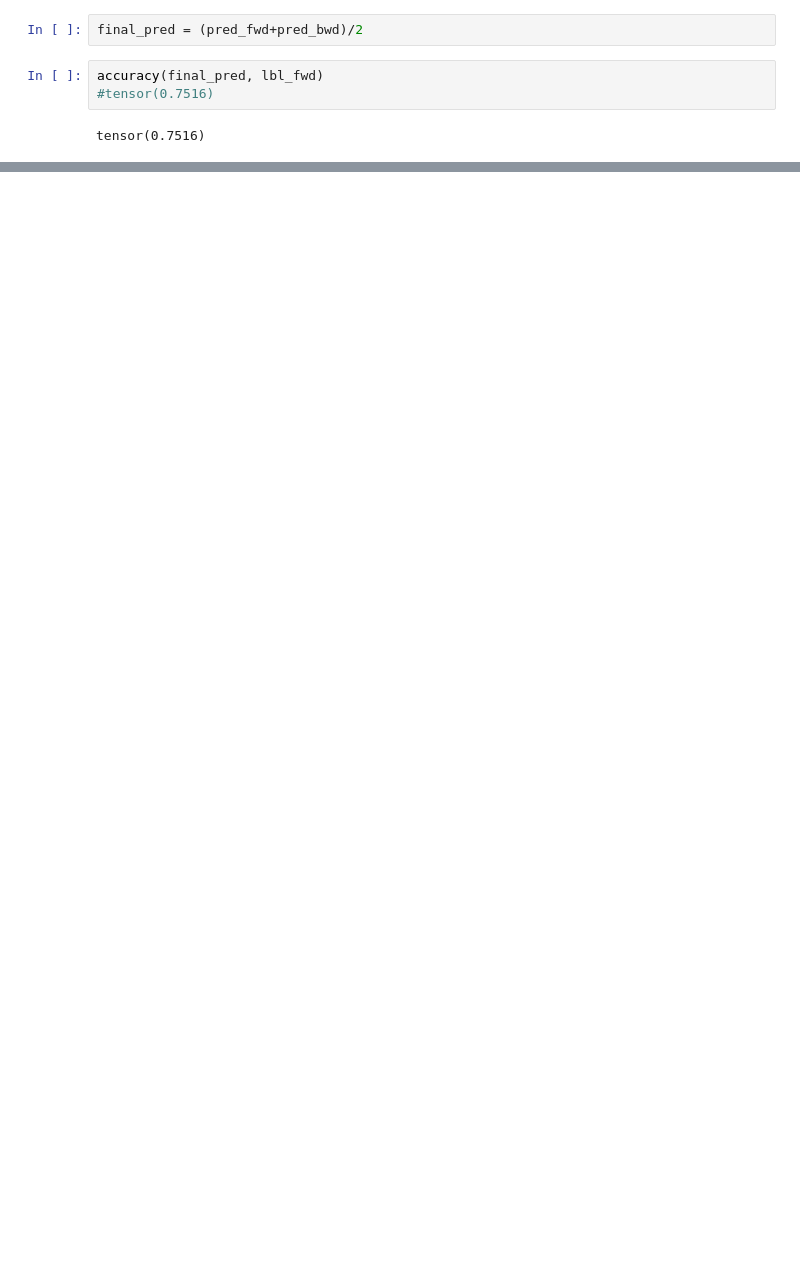
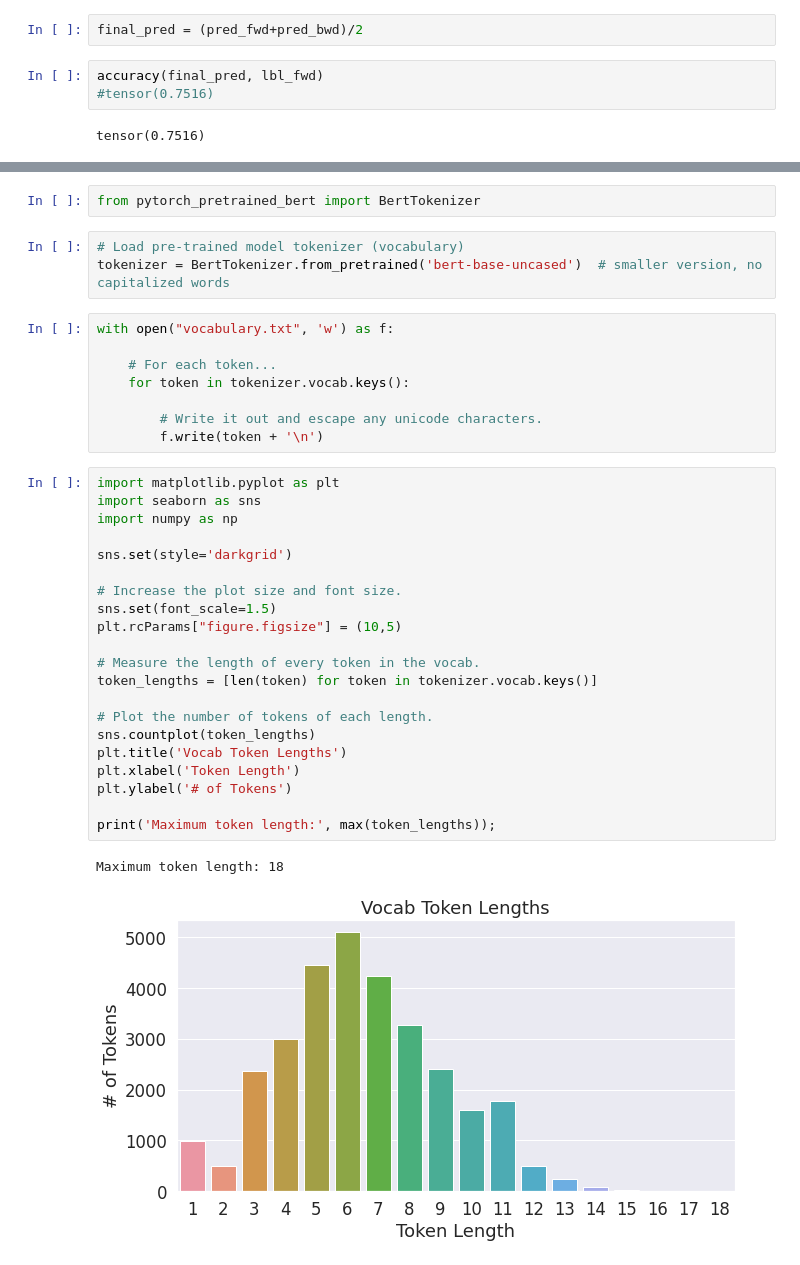
Before and after one commit to Vish4github/News-Category-Classification-using-Transfer-Learning, a Jupyter notebook: News Category Classification Using Transfer Learning.ipynb, the cells around one changed output, grey strips where cells are left out. Saved outputs shown, nothing was run; the diff lists cells and outputs as text; blank space fills up the shorter version.

```diff
--- a/News Category Classification Using Transfer Learning.ipynb
+++ b/News Category Classification Using Transfer Learning.ipynb
@@ -788,0 +810,37 @@ tensor(0.7516)
+# %%
+from pytorch_pretrained_bert import BertTokenizer
+# %%
+# Load pre-trained model tokenizer (vocabulary)
+tokenizer = BertTokenizer.from_pretrained('bert-base-uncased')  # smaller version, no capitalized words
+# %%
+with open("vocabulary.txt", 'w') as f:
+
+    # For each token...
+    for token in tokenizer.vocab.keys():
+
+        # Write it out and escape any unicode characters.
+        f.write(token + '\n')
+# %%
+import matplotlib.pyplot as plt
+import seaborn as sns
+import numpy as np
+
+sns.set(style='darkgrid')
+
+# Increase the plot size and font size.
+sns.set(font_scale=1.5)
+plt.rcParams["figure.figsize"] = (10,5)
+
+# Measure the length of every token in the vocab.
+token_lengths = [len(token) for token in tokenizer.vocab.keys()]
+
+# Plot the number of tokens of each length.
+sns.countplot(token_lengths)
+plt.title('Vocab Token Lengths')
+plt.xlabel('Token Length')
+plt.ylabel('# of Tokens')
+
+print('Maximum token length:', max(token_lengths));
+# %% [output]
+Maximum token length: 18
+[figure, added]
```
Also changed, not shown: parts of 48 cells of this notebook.
